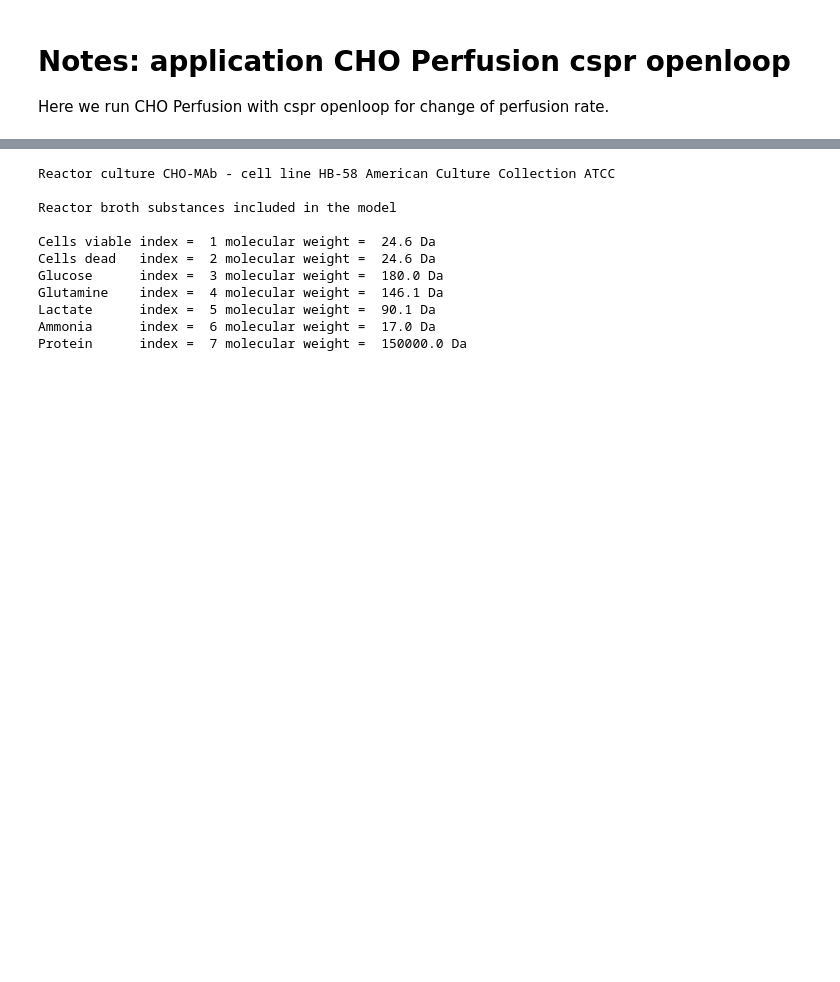
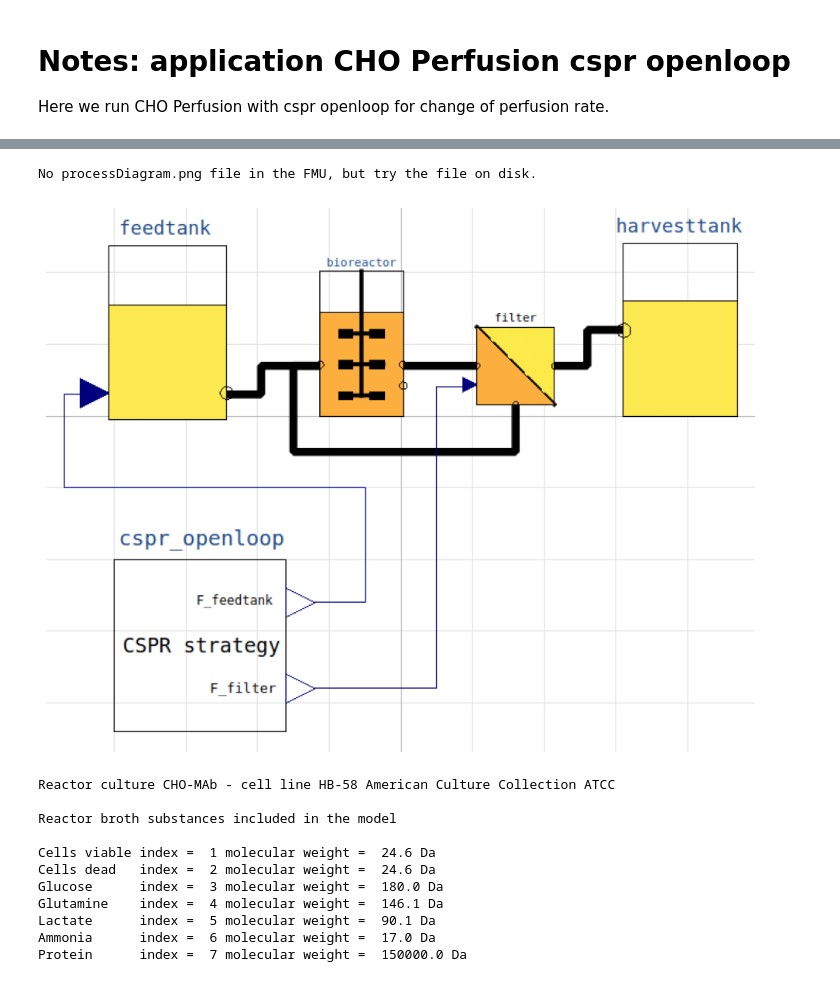
Before and after one commit to janpeter19/BPL_CHO_Perfusion_cspr, a Jupyter notebook: Notes_BPL_CHO_Perfusion_cspr_openloop_explore.ipynb, the cells around one changed output, grey strips where cells are left out. Drawn from its saved outputs; the diff is of its cells as text; code cells hidden in the pictures; blank space fills up the shorter version.

```diff
--- a/Notes_BPL_CHO_Perfusion_cspr_openloop_explore.ipynb
+++ b/Notes_BPL_CHO_Perfusion_cspr_openloop_explore.ipynb
@@ -22,6 +23,11 @@ Brief information about a command by help(), eg help(simu)
 Key system information is listed with the command system_info()
 # %%
 plt.rcParams['figure.figsize'] = [30/2.54, 24/2.54]
+# %%
+process_diagram()
+# %% [output]
+No processDiagram.png file in the FMU, but try the file on disk.
+[figure, added]
 # %%
 describe('culture'); print(); describe('broth')
 # %% [output]
```
Also changed, not shown: parts of 2 cells of this notebook, 4 other files.
